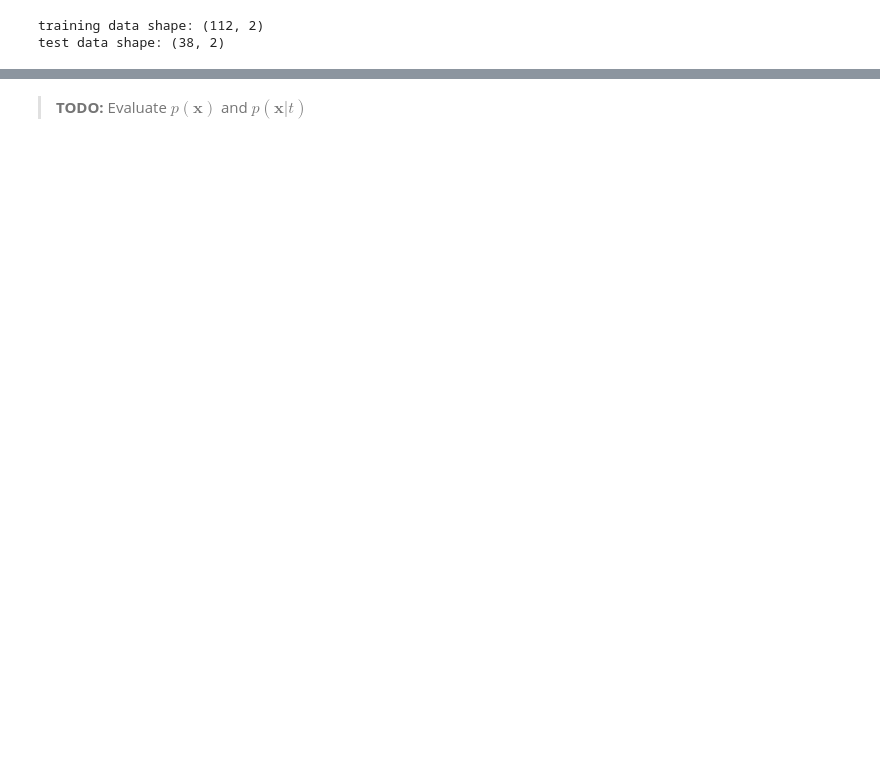
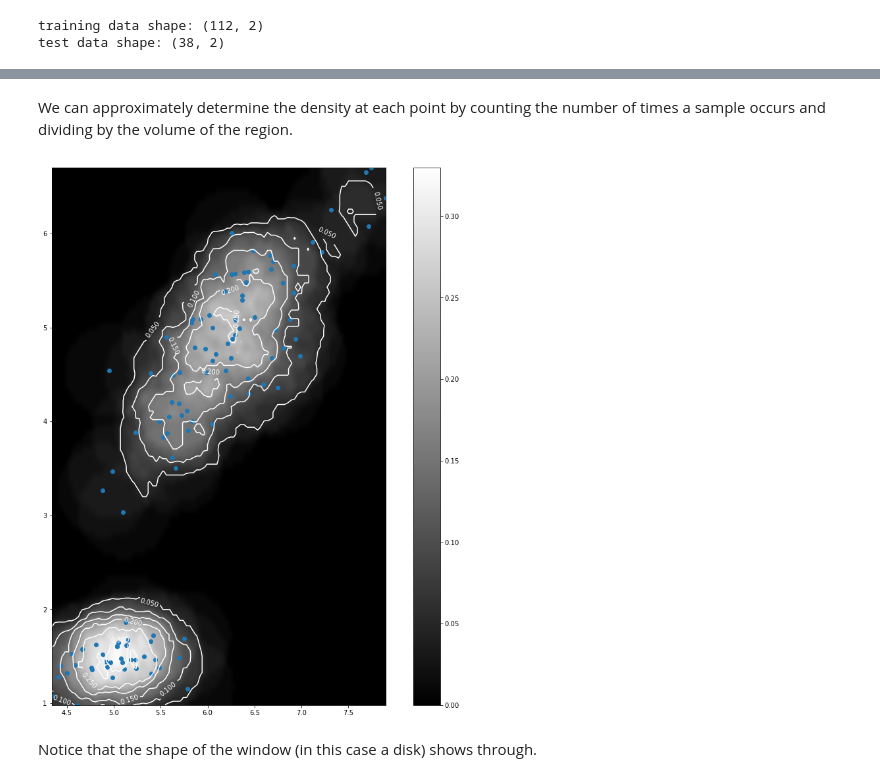
Before and after one commit to MU-CSE627/MU-CSE627, a Jupyter notebook: ch02/Lab 2.ipynb, the cells around one changed output, grey strips where cells are left out. Drawn from its saved outputs; the diff is of its cells as text; code cells hidden in the pictures; blank space fills up the shorter version.

```diff
--- a/ch02/Lab 2.ipynb
+++ b/ch02/Lab 2.ipynb
@@ -219,2 +225,31 @@ for j in range(len(x_test)):
-# %% [markdown]
-> **TODO:** Evaluate $p(\mathbf{x})$ and $p(\mathbf{x}|t)$
+# %% [markdown]
+We can approximately determine the density at each point by counting the number of times a sample occurs and dividing by the volume of the region.
+# %%
+# Do not get confused by my abuse of 'y' --> here 'y' is the vertical axis of a plot
+figsize(15, 15)
+xmin, ymin = x_train.min(0)
+xmax, ymax = x_train.max(0)
+grid_y, grid_x = mgrid[ymin:ymax:100j, xmin:xmax:100j]
+p = zeros((100,100))
+
+r = 0.5
+V = pi*r**2.
+N = len(x_train)
+
+for row in range(100):
+    for col in range(100):
+        x = [grid_x[row,col], grid_y[row,col]]
+        distances, neighbors = nn.radius_neighbors(atleast_2d(x), radius=r)
+        K = len(neighbors[0])
+        p[row,col] = K/(N*V)
+
+imshow(p, extent=(xmin,xmax, ymin, ymax), origin='lower', interpolation='bicubic', cmap=cm.gray)
+colorbar()
+scatter(x_train[:,0], x_train[:,1])
+clabel(contour(grid_x, grid_y, p, colors='white'))
+xlim(xmin, xmax)
+ylim(ymin, ymax);
+# %% [output]
+[figure, added]
+# %% [markdown]
+Notice that the shape of the window (in this case a disk) shows through.
```
Also changed, not shown: parts of 37 cells of this notebook, 54 other files.
